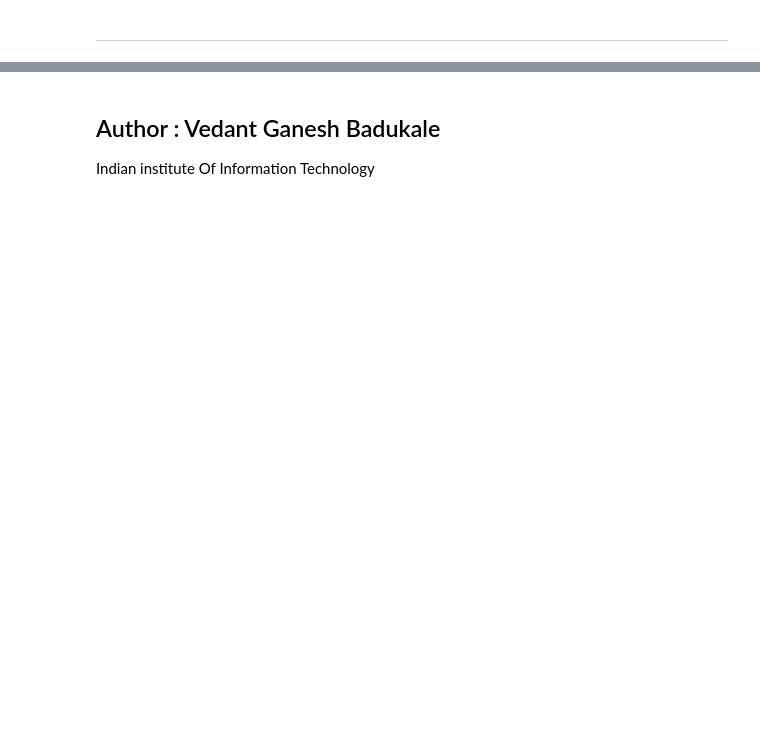
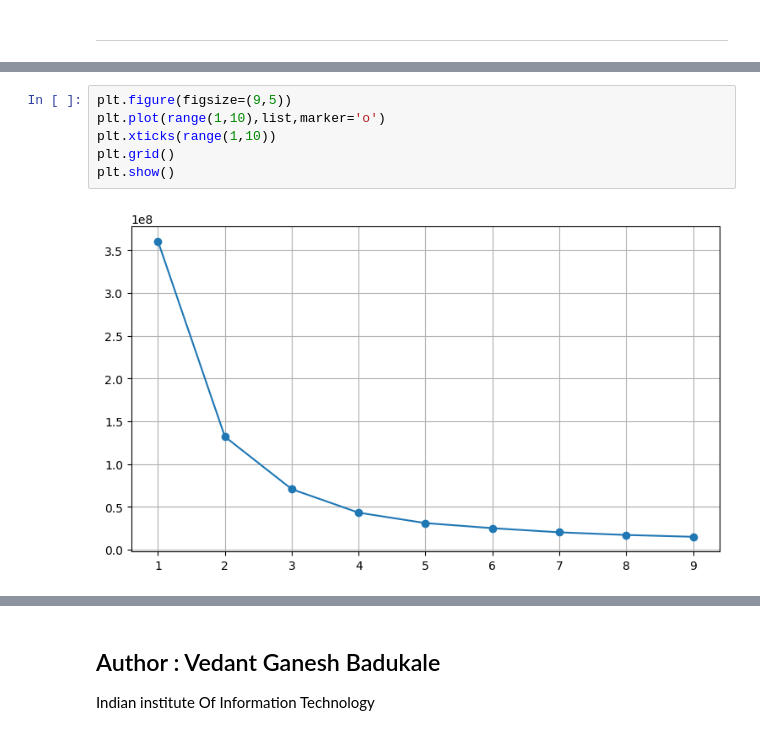
Before and after one commit to Vedant988/Vedant_INBT010521_June2024, a Jupyter notebook: task2_PRSA_data_2010.1.1-2014.12.31.ipynb, the cells around one changed output, grey strips where cells are left out. Drawn from its saved outputs; the diff is of its cells as text; blank space fills up the shorter version.

```diff
--- a/task2_PRSA_data_2010.1.1-2014.12.31.ipynb
+++ b/task2_PRSA_data_2010.1.1-2014.12.31.ipynb
@@ -458,0 +484,8 @@ Root Mean Squared Error of random Forest Regressor is  70.85771350920723
+# %%
+plt.figure(figsize=(9,5))
+plt.plot(range(1,10),list,marker='o')
+plt.xticks(range(1,10))
+plt.grid()
+plt.show()
+# %% [output]
+[figure, added]
```
Also changed, not shown: parts of 11 cells of this notebook.
